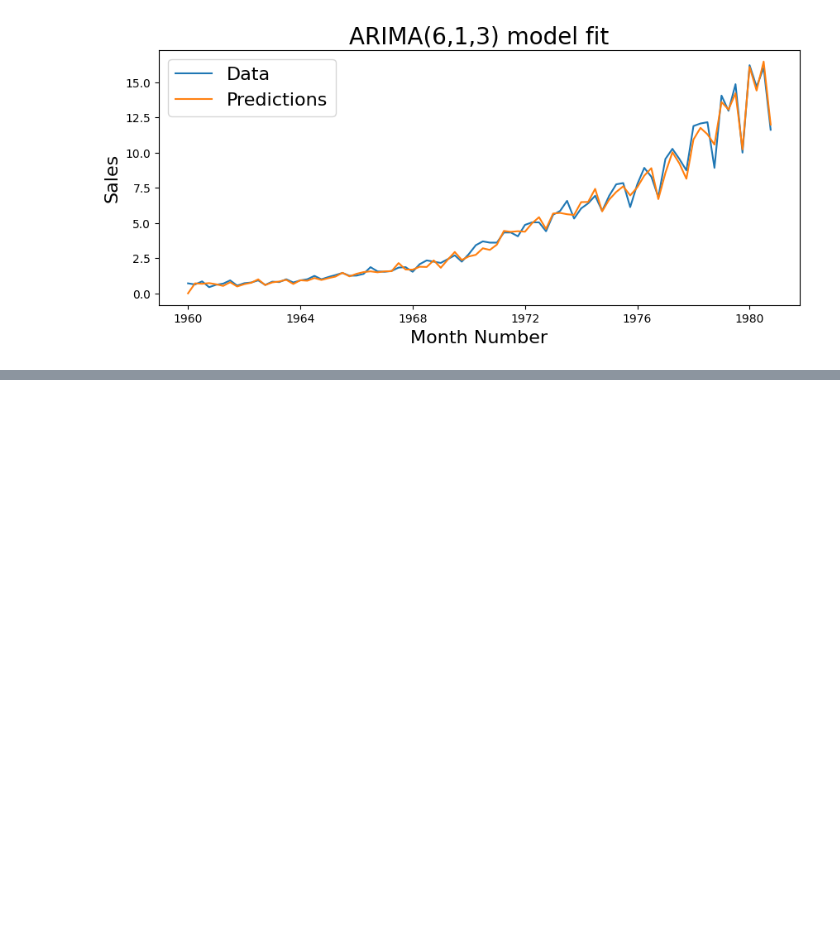
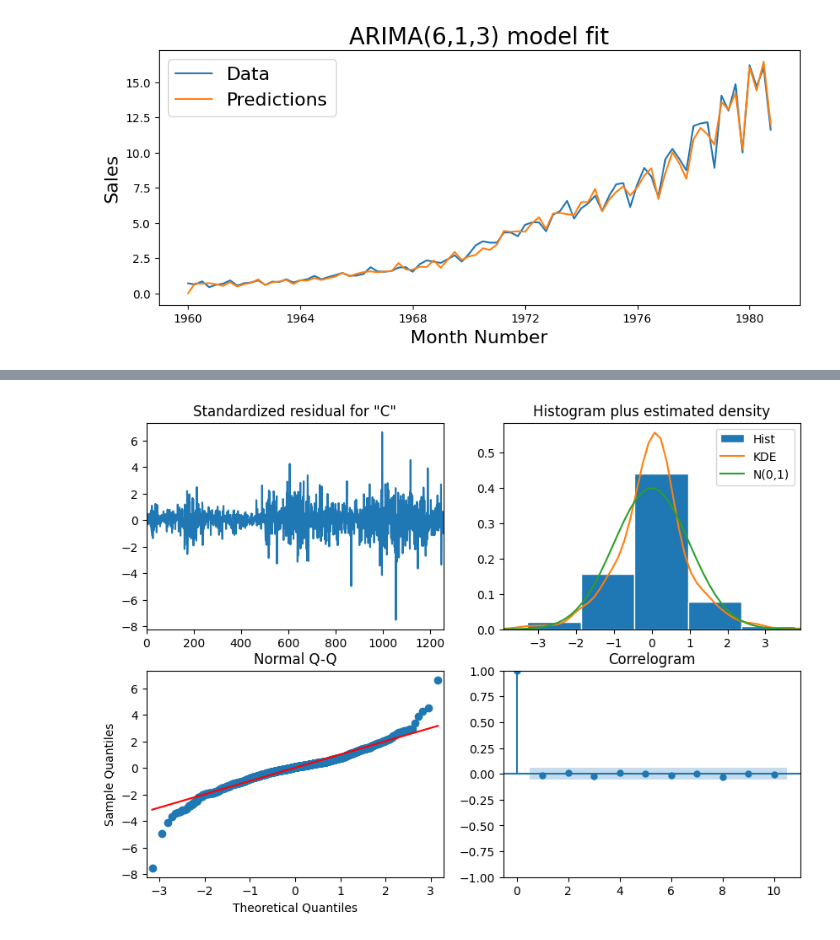
Before and after one commit to Samjacob007/Time-Series, a Jupyter notebook: Time_Series_Modelling_Case_Study.ipynb, the cells around one changed output, grey strips where cells are left out. Saved outputs shown, nothing was run; the diff lists cells and outputs as text; code cells hidden in the pictures; blank space fills up the shorter version.

```diff
--- a/Time_Series_Modelling_Case_Study.ipynb
+++ b/Time_Series_Modelling_Case_Study.ipynb
@@ -401,0 +597,7 @@ ValueError: Multi-dimensional indexing (e.g. `obj[:, None]`) is no longer suppor
+# %%
+# Fit ARIMA(2,1,2) model to Amazon data
+amzn_best_model = ARIMA(amzn_df['Close'], order=(2,1,2))
+amzn_best_model_fit = amzn_best_model.fit()
+
+# Optional: print the summary
+print(amzn_best_model_fit.summary())
@@ -401,0 +622,5 @@ ValueError: Multi-dimensional indexing (e.g. `obj[:, None]`) is no longer suppor
+# %%
+amzn_best_model_fit.plot_diagnostics(figsize=(10,7))
+plt.show()
+# %% [output]
+[figure, added]
```
Also changed, not shown: parts of 19 cells of this notebook.
